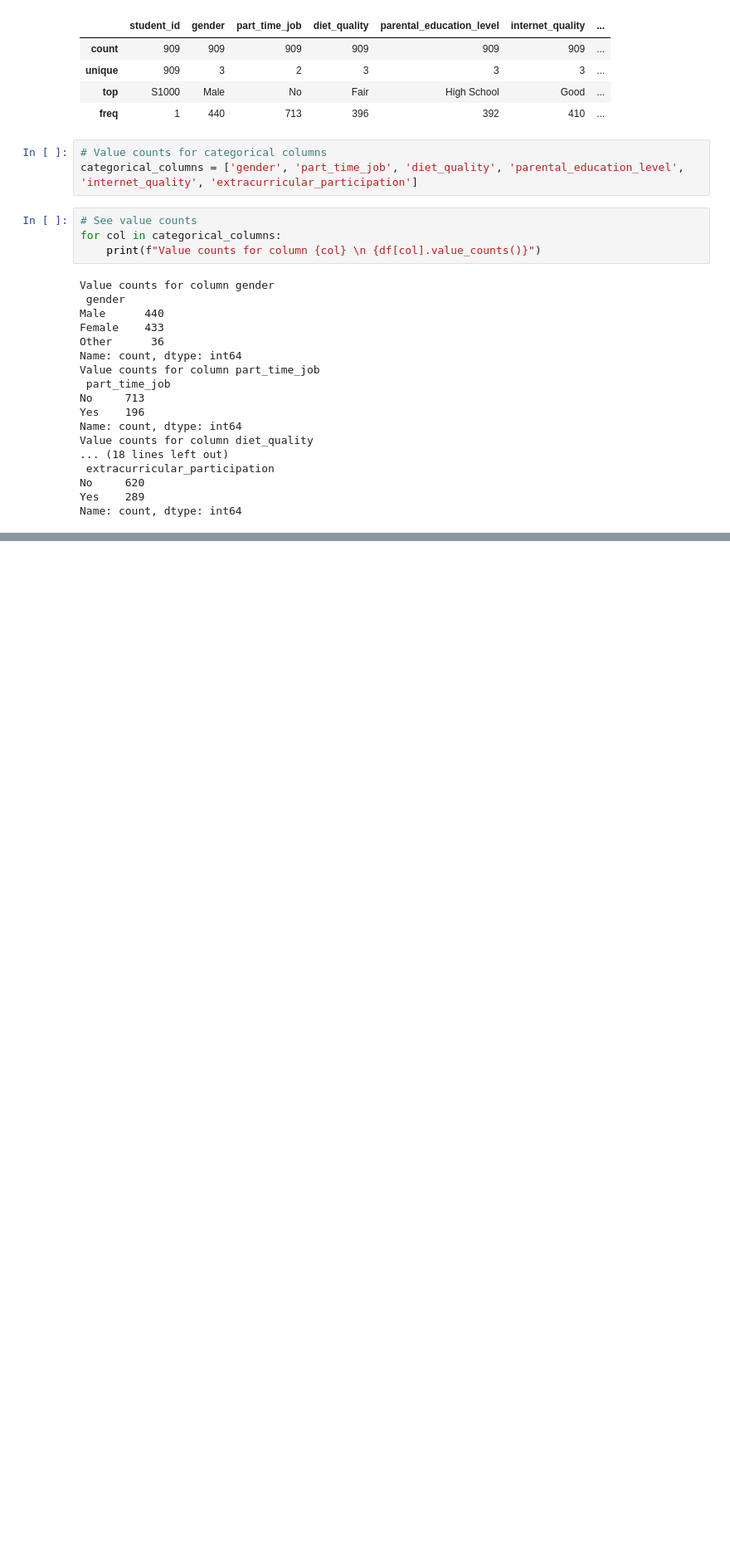
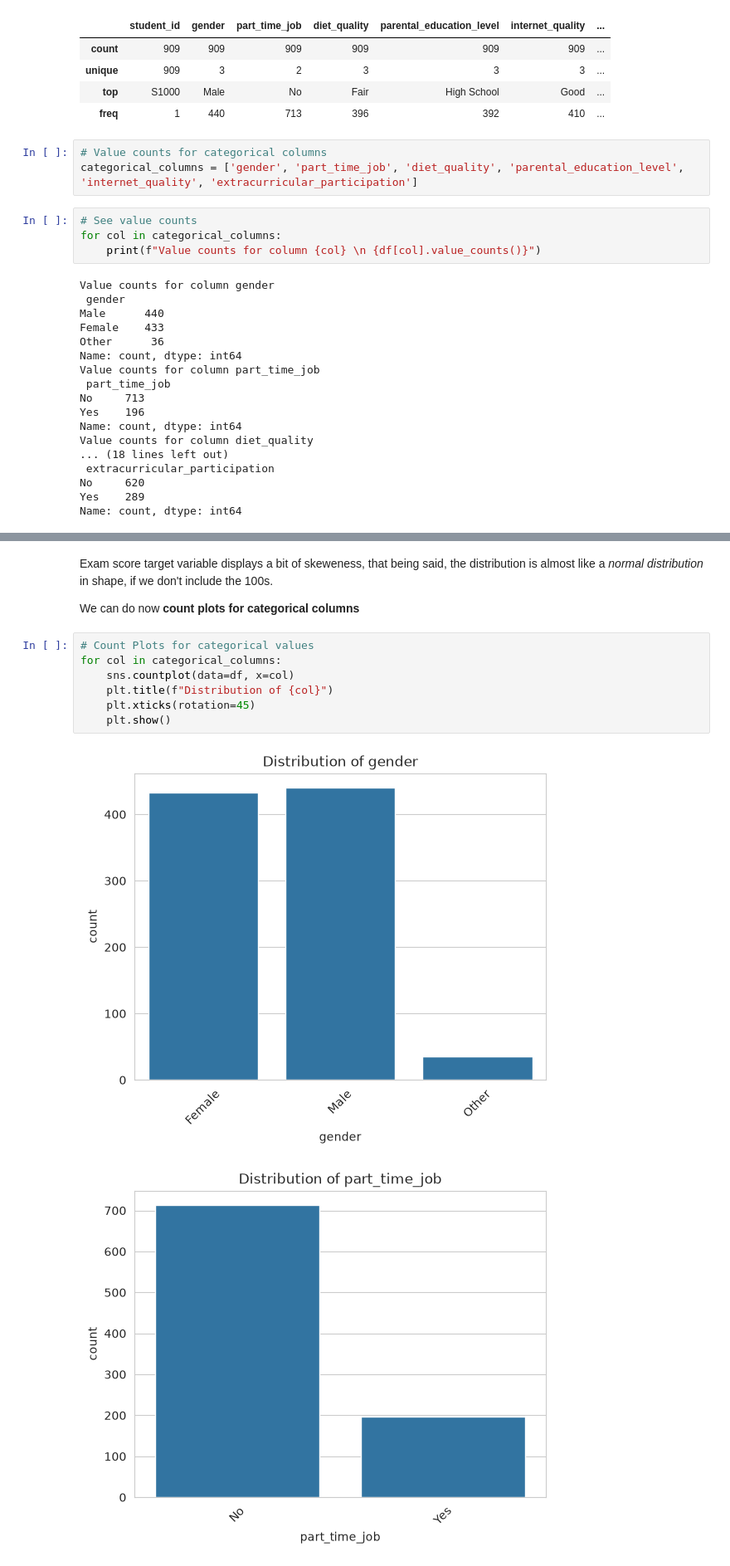
Before and after one commit to jmb-python-developer/ML-01-exam-scores-prediction, a Jupyter notebook: notebook.ipynb, the cells around one changed output, grey strips where cells are left out. Shown at 83% size. Cells and saved outputs as stored; diff of their text form; blank space fills up the shorter version.

```diff
--- a/notebook.ipynb
+++ b/notebook.ipynb
@@ -145,0 +155,14 @@ Name: count, dtype: int64
+# %% [markdown]
+Exam score target variable displays a bit of skeweness, that being said, the distribution is almost like a _normal distribution_ in shape, if we don't include the 100s.
+
+We can do now **count plots for categorical columns**
+# %%
+# Count Plots for categorical values
+for col in categorical_columns:
+    sns.countplot(data=df, x=col)
+    plt.title(f"Distribution of {col}")
+    plt.xticks(rotation=45)
+    plt.show()
+# %% [output]
+[figure, added]
+[figure, added]
```
Also changed, not shown: parts of 9 cells of this notebook.
